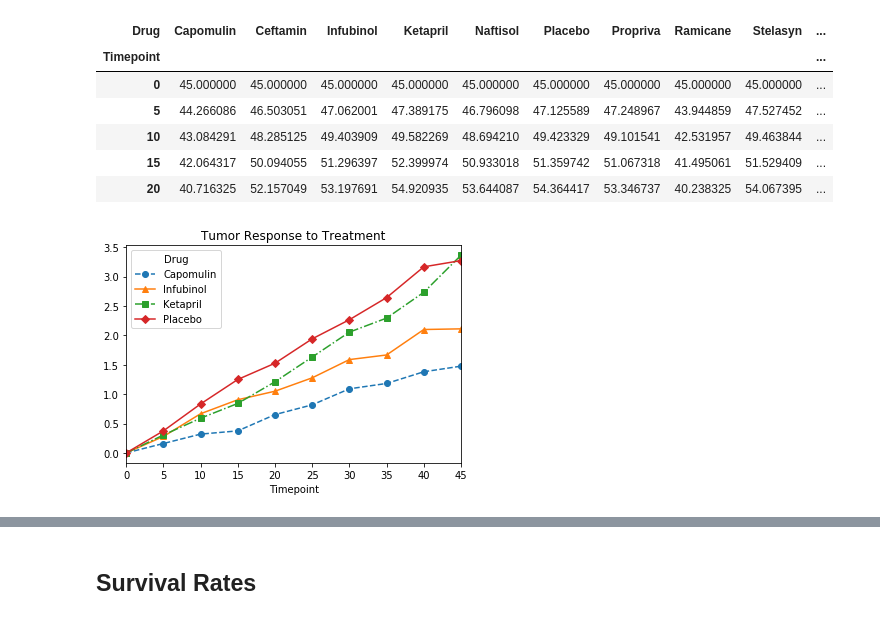
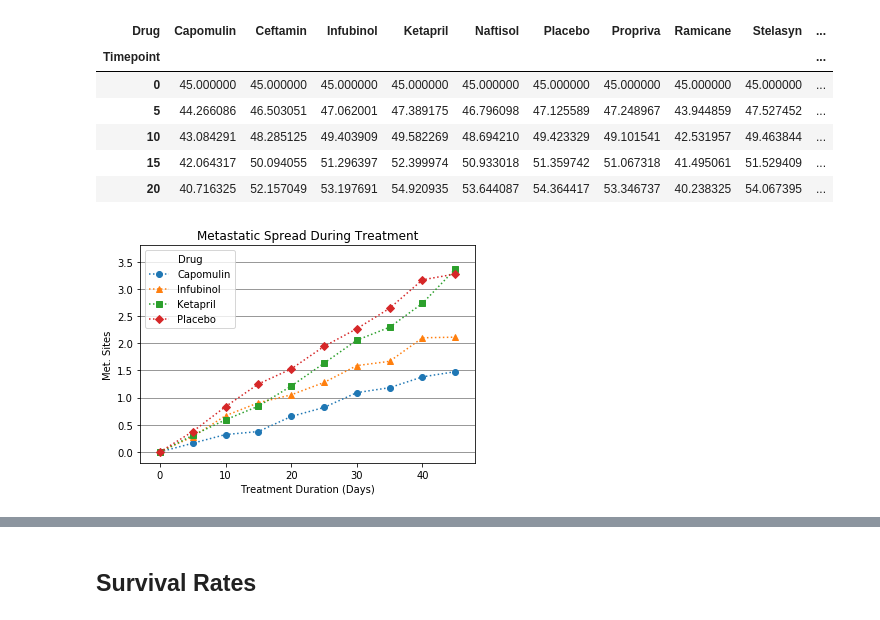
Before and after one commit to alsandiego/uci_dataanalyticsbootcamp_homework, a Jupyter notebook: Matplotlib/Pymaceuticals/pymaceuticals_starter.ipynb, the cells around one changed output, grey strips where cells are left out. Saved outputs shown, nothing was run; the diff lists cells and outputs as text; code cells hidden in the pictures.

Commit message:
just need to do last plot

```diff
--- a/Matplotlib/Pymaceuticals/pymaceuticals_starter.ipynb
+++ b/Matplotlib/Pymaceuticals/pymaceuticals_starter.ipynb
@@ -202,14 +204,20 @@ df_munging_meta.head()
 # %%
 # Generate the Plot (with Error Bars)
 df_metastatic_spread = df_munging_meta[['Capomulin','Infubinol','Ketapril','Placebo']]
 df_metastatic_spread.head()
-metastatic = df_metastatic_spread.plot(title='Tumor Response to Treatment', legend = True,
-                               style=['o--','^-',  's-.', 'D-'], figsize=(6,4))
+metastatic = df_metastatic_spread.plot(title='Metastatic Spread During Treatment', legend = True,
+                               style=['o:','^:','s:','D:'], figsize=(6,4),
+                                      xlim=(-3, 48),ylim=(-0.2,3.8))
+metastatic.yaxis.grid(color='gray')
+plt.xlabel('Treatment Duration (Days)')
+plt.ylabel('Met. Sites')
+
 # Save the Figure
-
+plt.savefig("Metastatic Spread During Treatment.png")
 # Show the Figure
+plt.show()
 # %% [output]
-[figure, old version]
+[figure, new version]
 # %% [markdown]
 ![Metastatic Spread During Treatment](../Images/spread.png)
 # %% [markdown]
```
Also changed, not shown: parts of 7 cells of this notebook, 3 other files.
